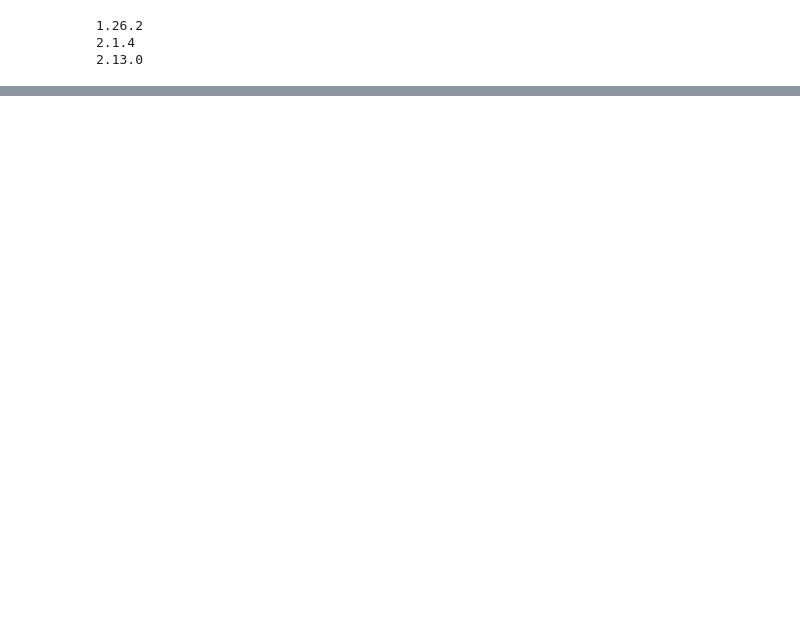
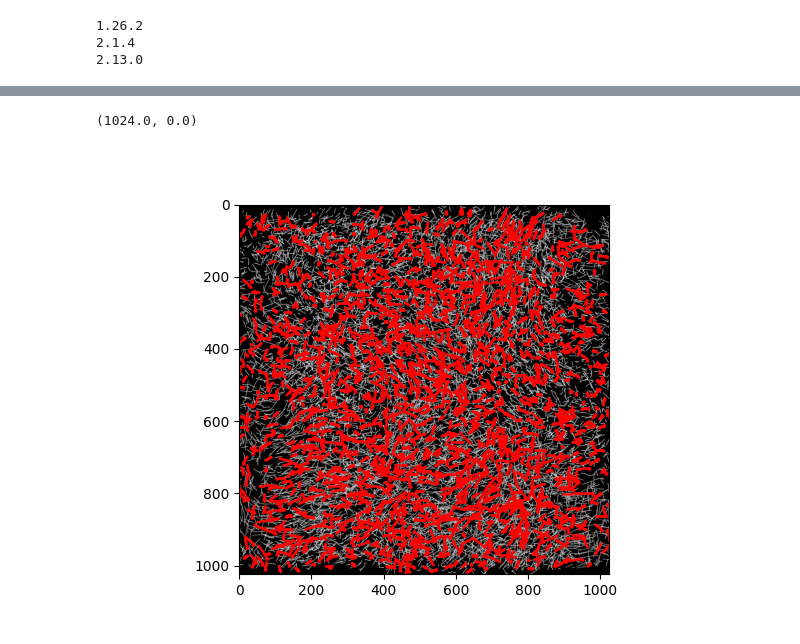
Before and after one commit to clockj/OpenLPT, a Jupyter notebook: demo/python/demo_lpt.ipynb, the cells around one changed output, grey strips where cells are left out. Saved outputs shown, nothing was run; the diff lists cells and outputs as text; code cells hidden in the pictures; blank space fills up the shorter version.

```diff
--- a/demo/python/demo_lpt.ipynb
+++ b/demo/python/demo_lpt.ipynb
@@ -104,0 +90,32 @@ for i in range(n_plot):
+# %%
+# load 2d tracks
+# create combine image
+cam_id = 0
+folder = '../../test/inputs/test_STB/imgFile/cam'+str(cam_id+1)
+
+frame_start = 0
+frame_end = 20
+
+img_combine = cal_img_combine(1024, 1024, folder, 'Img{:05d}.tif', frame_start, frame_end)
+
+plt.close('all')
+plt.figure()
+plt.imshow(img_combine, cmap='gray')
+
+
+# plot tracks
+color = 'r'
+tracks_filter = tracks[np.logical_and(tracks['FrameID'] >= frame_start, tracks['FrameID'] <= frame_end)]
+# n_plot = tracks_filter['TrackID'].unique().shape[0]
+n_plot = 2000
+id_list = np.random.choice(tracks_filter['TrackID'].unique(), n_plot, replace=False)
+for i in range(n_plot):
+    track = tracks_filter[tracks_filter['TrackID'] == id_list[i]]
+    plt.plot(track['cam'+str(cam_id)+'_x(col)'], track['cam'+str(cam_id)+'_y(row)'], color+'.', markersize=1)
+    plt.plot(track['cam'+str(cam_id)+'_x(col)'].values[0], track['cam'+str(cam_id)+'_y(row)'].values[0], color+'^', markersize=2)
+
+plt.xlim(0,1024)
+plt.ylim(1024,0)
+# %% [output]
+(1024.0, 0.0)
+[figure, added]
```
Also changed, not shown: parts of 6 cells of this notebook, 23 other files.
